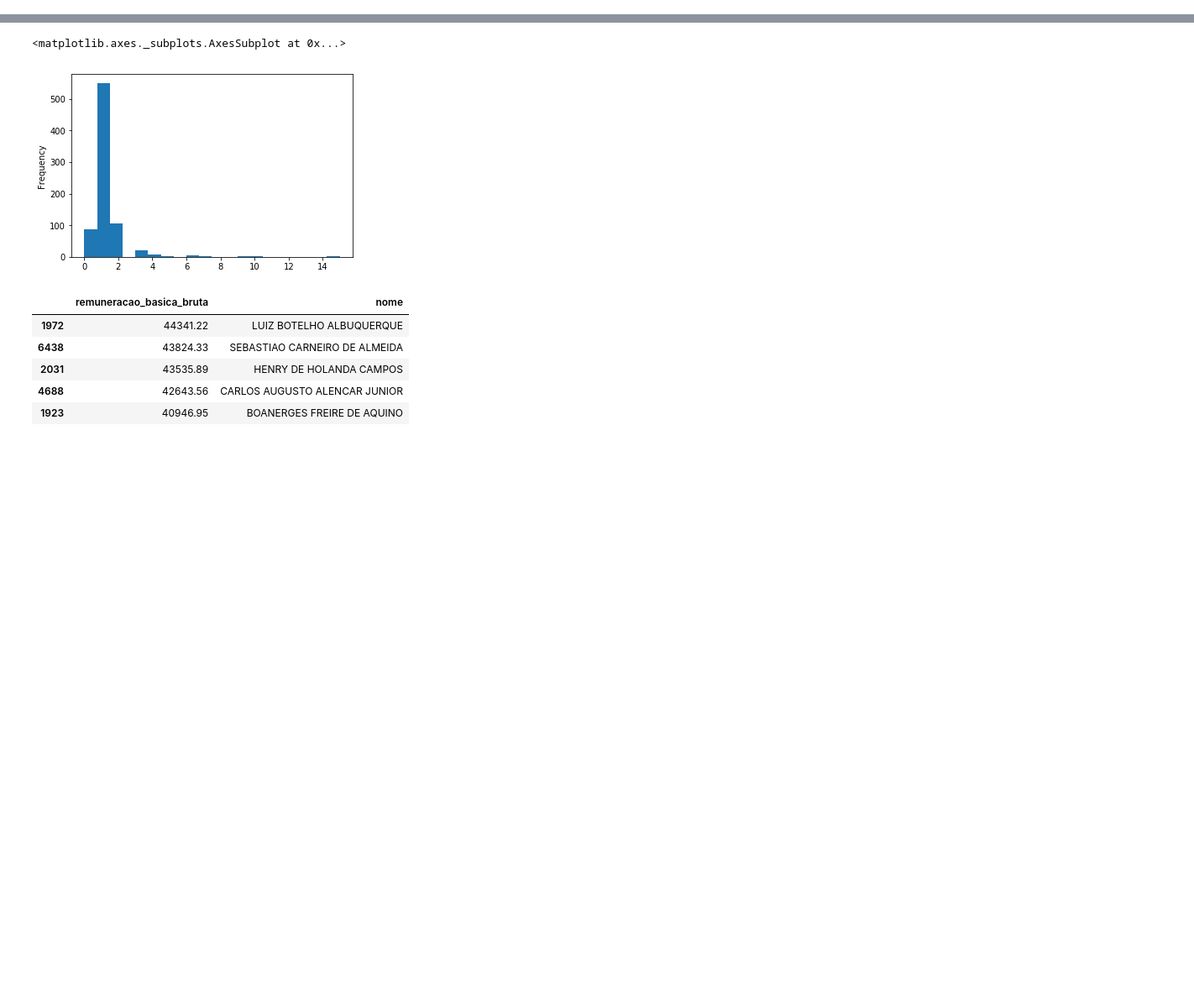
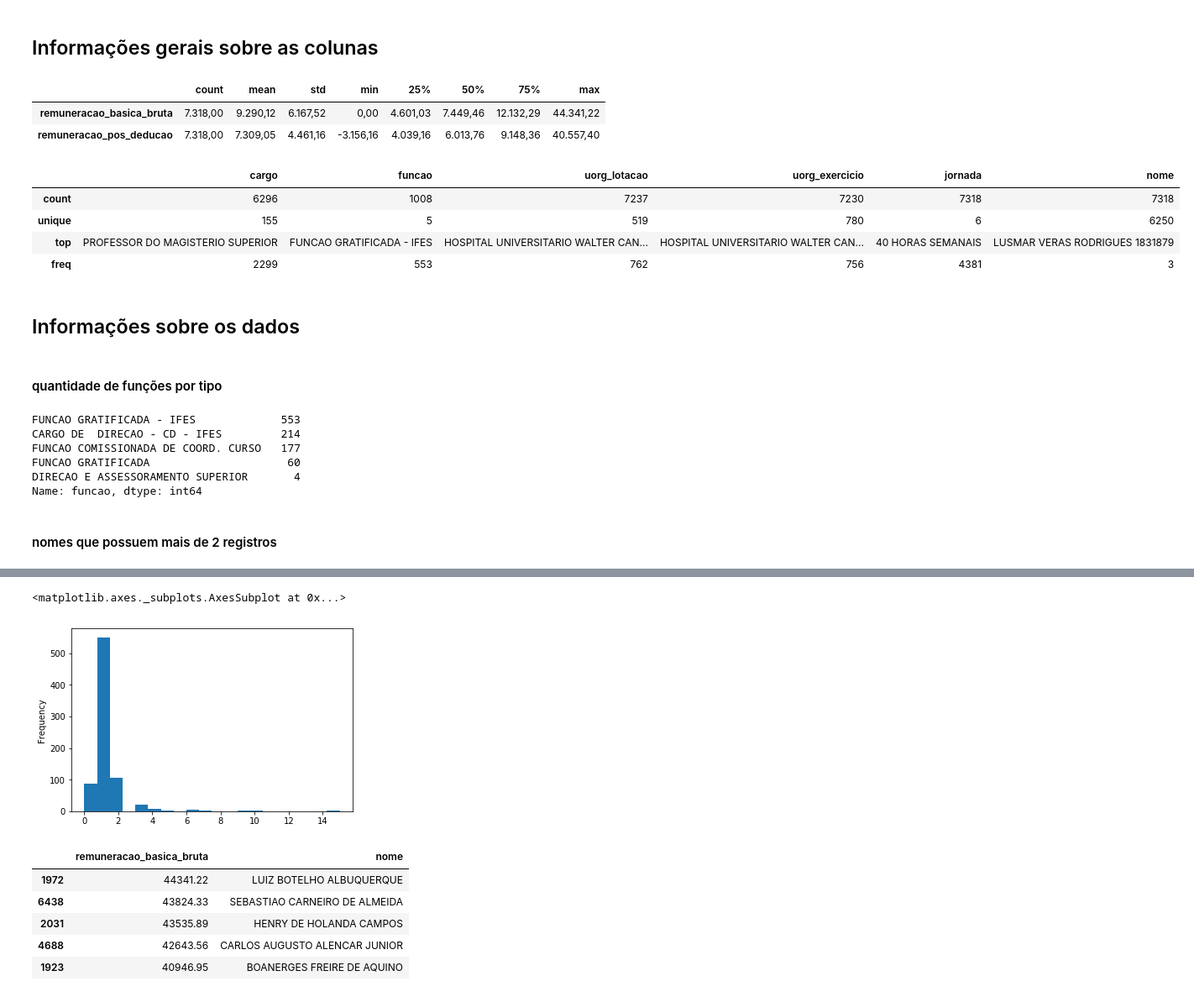
Before and after one commit to abevieiramota/course-python-data-analysis1, a Jupyter notebook: 00 - Exemplo.ipynb, the cells around one changed output, grey strips where cells are left out. Shown at 84% size. Cells and saved outputs as stored; diff of their text form; code cells hidden in the pictures; blank space fills up the shorter version.

```diff
--- a/00 - Exemplo.ipynb
+++ b/00 - Exemplo.ipynb
@@ -179,0 +216,33 @@ Name: DIVISAO DE SISTEMAS DE INFORMACAO, dtype: float64
+# %% [markdown]
+## Informações gerais sobre as colunas
+# %%
+# informações estatísticas sobre os campos numéricos
+ufc.describe().T
+# %% [output]
+|  | count | mean | std | min | 25% | 50% | 75% | max |
+| remuneracao_basica_bruta | 7.318,00 | 9.290,12 | 6.167,52 | 0,00 | 4.601,03 | 7.449,46 | 12.132,29 | 44.341,22 |
+| remuneracao_pos_deducao | 7.318,00 | 7.309,05 | 4.461,16 | -3.156,16 | 4.039,16 | 6.013,76 | 9.148,36 | 40.557,40 |
+# %%
+# informações estatísticas sobre os campos não quantitativos
+ufc.describe(include = ['O'])
+# %% [output]
+|  | cargo | funcao | uorg_lotacao | uorg_exercicio | jornada | nome |
+| count | 6296 | 1008 | 7237 | 7230 | 7318 | 7318 |
+| unique | 155 | 5 | 519 | 780 | 6 | 6250 |
+| top | PROFESSOR DO MAGISTERIO SUPERIOR | FUNCAO GRATIFICADA - IFES | HOSPITAL UNIVERSITARIO WALTER CAN... | HOSPITAL UNIVERSITARIO WALTER CAN... | 40 HORAS SEMANAIS | LUSMAR VERAS RODRIGUES 1831879 |
+| freq | 2299 | 553 | 762 | 756 | 4381 | 3 |
+# %% [markdown]
+## Informações sobre os dados
+# %% [markdown]
+#### quantidade de funções por tipo
+# %%
+ufc.funcao.value_counts()
+# %% [output]
+FUNCAO GRATIFICADA - IFES             553
+CARGO DE  DIRECAO - CD - IFES         214
+FUNCAO COMISSIONADA DE COORD. CURSO   177
+FUNCAO GRATIFICADA                     60
+DIRECAO E ASSESSORAMENTO SUPERIOR       4
+Name: funcao, dtype: int64
+# %% [markdown]
+#### nomes que possuem mais de 2 registros
```
Also changed, not shown: parts of 56 cells of this notebook.
